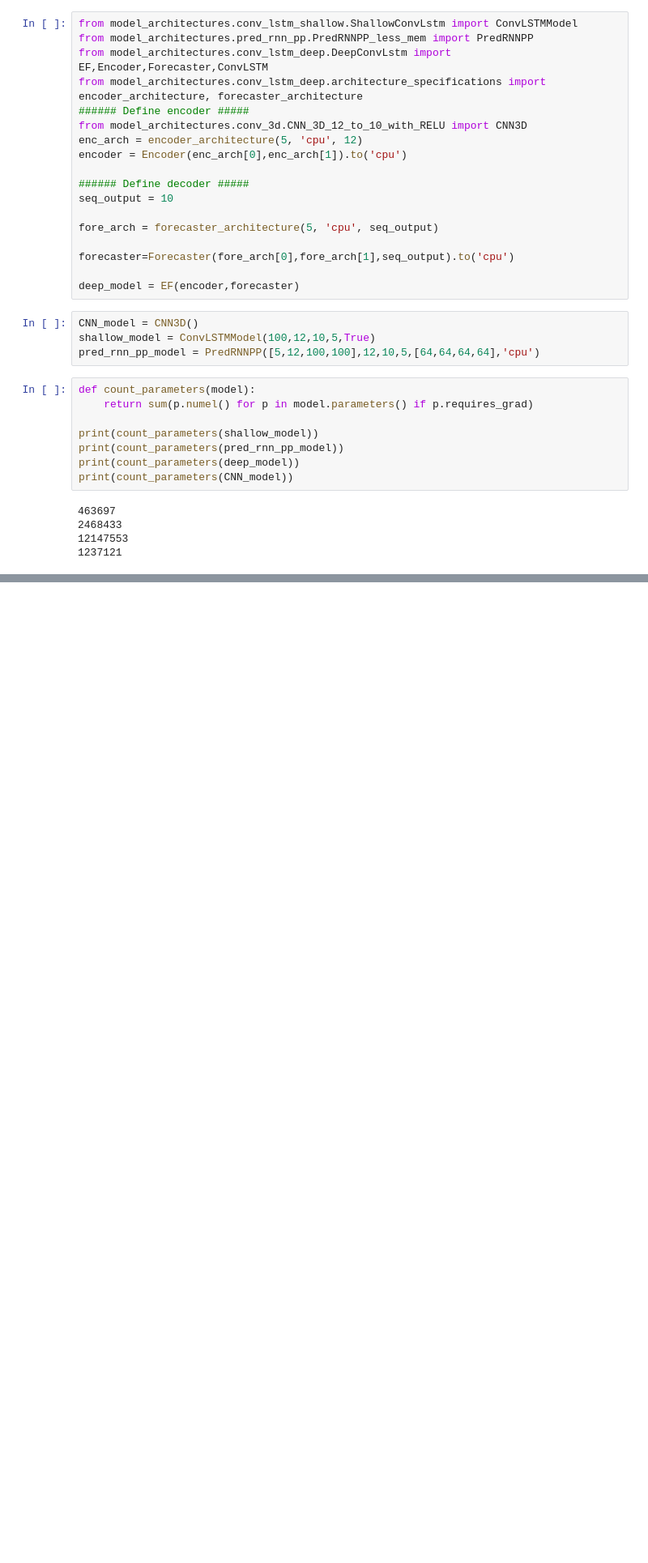
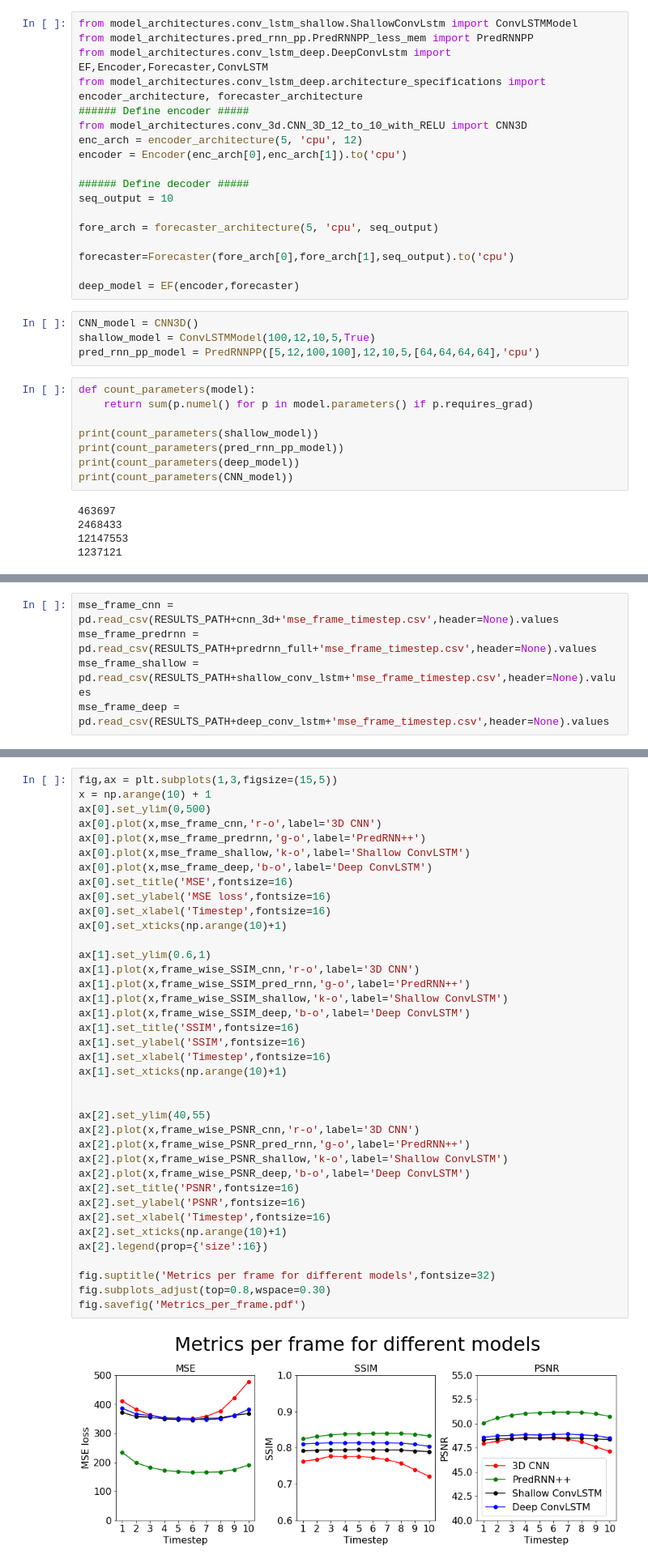
Before and after one commit to nanton96/Mobile-Data-Forecasting-With-Spatio-Temporal-Networks, a Jupyter notebook: notebooks/visualising_predictions.ipynb, the cells around one changed output, grey strips where cells are left out. Shown at 81% size. Drawn from its saved outputs; the diff is of its cells as text; blank space fills up the shorter version.

```diff
--- a/notebooks/visualising_predictions.ipynb
+++ b/notebooks/visualising_predictions.ipynb
@@ -319,0 +399,5 @@ print(count_parameters(CNN_model))
+# %%
+mse_frame_cnn = pd.read_csv(RESULTS_PATH+cnn_3d+'mse_frame_timestep.csv',header=None).values
+mse_frame_predrnn = pd.read_csv(RESULTS_PATH+predrnn_full+'mse_frame_timestep.csv',header=None).values
+mse_frame_shallow = pd.read_csv(RESULTS_PATH+shallow_conv_lstm+'mse_frame_timestep.csv',header=None).values
+mse_frame_deep = pd.read_csv(RESULTS_PATH+deep_conv_lstm+'mse_frame_timestep.csv',header=None).values
@@ -319,0 +427,40 @@ print(count_parameters(CNN_model))
+# %%
+fig,ax = plt.subplots(1,3,figsize=(15,5))
+x = np.arange(10) + 1
+ax[0].set_ylim(0,500)
+ax[0].plot(x,mse_frame_cnn,'r-o',label='3D CNN')
+ax[0].plot(x,mse_frame_predrnn,'g-o',label='PredRNN++')
+ax[0].plot(x,mse_frame_shallow,'k-o',label='Shallow ConvLSTM')
+ax[0].plot(x,mse_frame_deep,'b-o',label='Deep ConvLSTM')
+ax[0].set_title('MSE',fontsize=16)
+ax[0].set_ylabel('MSE loss',fontsize=16)
+ax[0].set_xlabel('Timestep',fontsize=16)
+ax[0].set_xticks(np.arange(10)+1)
+
+ax[1].set_ylim(0.6,1)
+ax[1].plot(x,frame_wise_SSIM_cnn,'r-o',label='3D CNN')
+ax[1].plot(x,frame_wise_SSIM_pred_rnn,'g-o',label='PredRNN++')
+ax[1].plot(x,frame_wise_SSIM_shallow,'k-o',label='Shallow ConvLSTM')
+ax[1].plot(x,frame_wise_SSIM_deep,'b-o',label='Deep ConvLSTM')
+ax[1].set_title('SSIM',fontsize=16)
+ax[1].set_ylabel('SSIM',fontsize=16)
+ax[1].set_xlabel('Timestep',fontsize=16)
+ax[1].set_xticks(np.arange(10)+1)
+
+
+ax[2].set_ylim(40,55)
+ax[2].plot(x,frame_wise_PSNR_cnn,'r-o',label='3D CNN')
+ax[2].plot(x,frame_wise_PSNR_pred_rnn,'g-o',label='PredRNN++')
+ax[2].plot(x,frame_wise_PSNR_shallow,'k-o',label='Shallow ConvLSTM')
+ax[2].plot(x,frame_wise_PSNR_deep,'b-o',label='Deep ConvLSTM')
+ax[2].set_title('PSNR',fontsize=16)
+ax[2].set_ylabel('PSNR',fontsize=16)
+ax[2].set_xlabel('Timestep',fontsize=16)
+ax[2].set_xticks(np.arange(10)+1)
+ax[2].legend(prop={'size':16})
+
+fig.suptitle('Metrics per frame for different models',fontsize=32)
+fig.subplots_adjust(top=0.8,wspace=0.30)
+fig.savefig('Metrics_per_frame.pdf')
+# %% [output]
+[figure, added]
```
Also changed, not shown: parts of 24 cells of this notebook, 12 other files.
